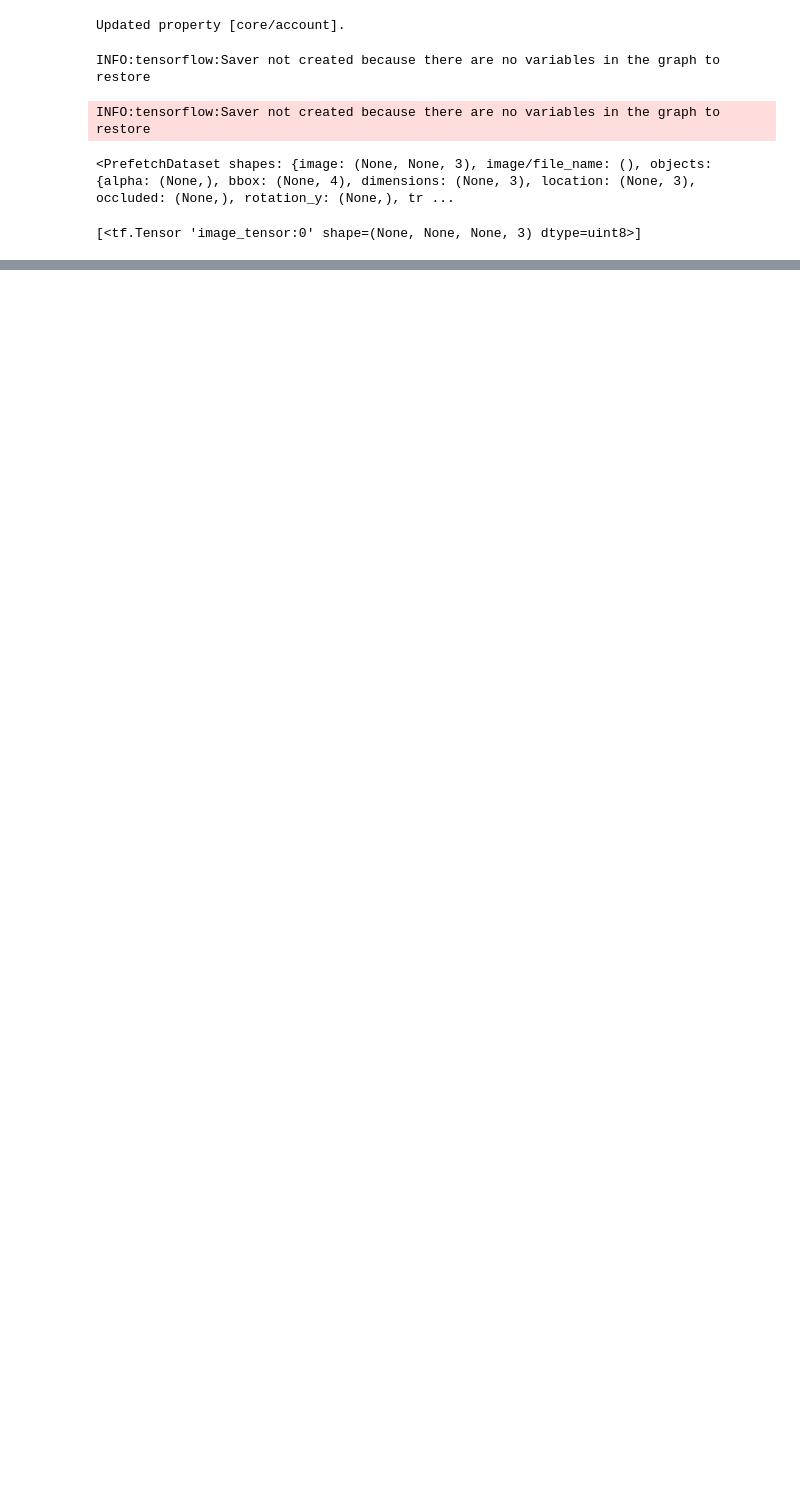
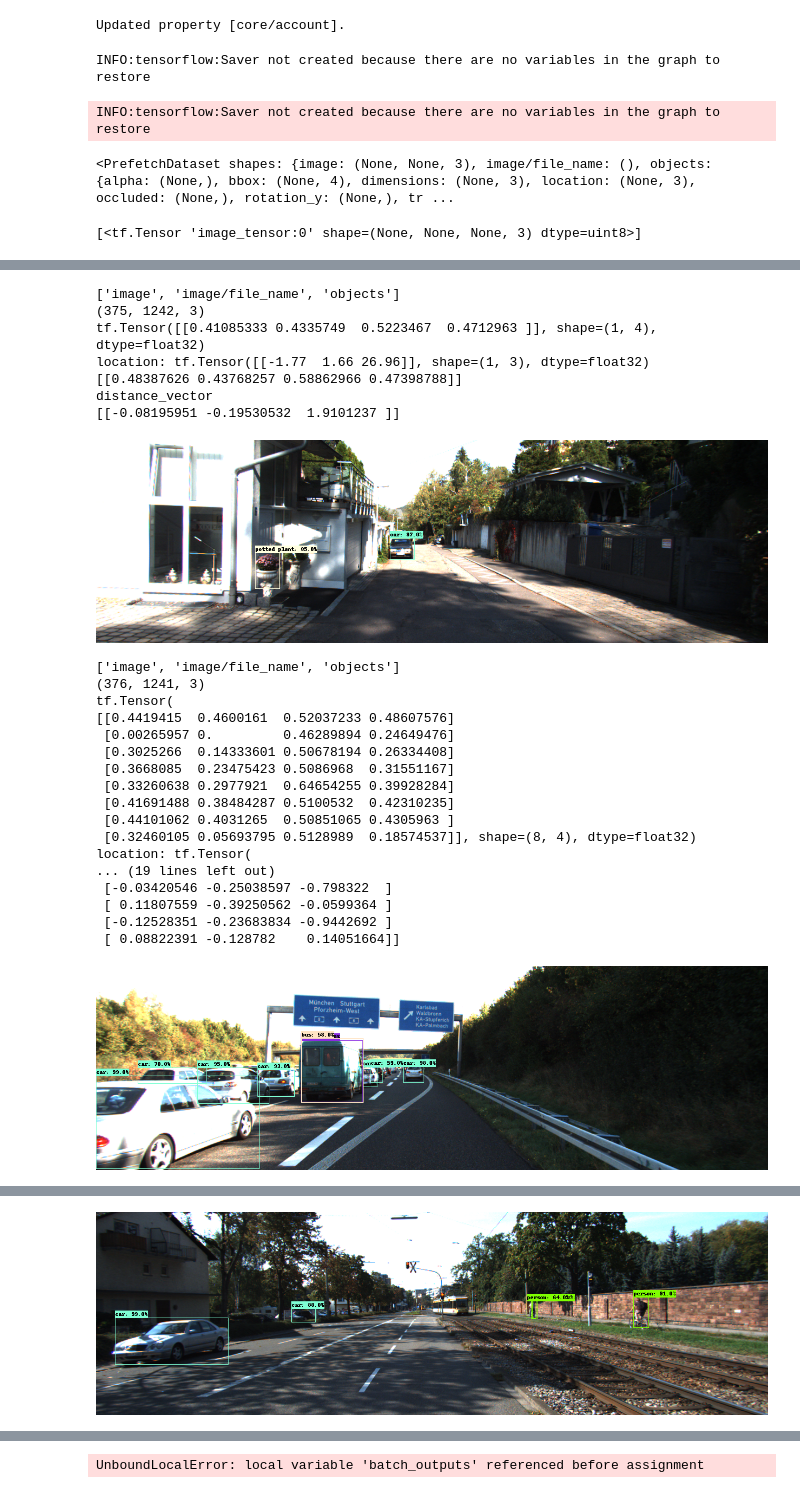
Before and after one commit to joelbudu/hazard-detection, a Jupyter notebook: hazard_detection-0.ipynb, the cells around one changed output, grey strips where cells are left out. Cells and saved outputs as stored; diff of their text form; code cells hidden in the pictures; blank space fills up the shorter version.

```diff
--- a/hazard_detection-0.ipynb
+++ b/hazard_detection-0.ipynb
@@ -149,8 +146,9 @@ def load_model(model_name):
   return model
 # %%
 
-model_name = 'ssd_inception_v2_coco_2018_01_28'
-
+# model_name = 'ssd_resnet50_v1_fpn_shared_box_predictor_640x640_coco14_sync_2018_07_03'
+# model_name = 'ssd_inception_v2_coco_2018_01_28'
+model_name = 'faster_rcnn_resnet50_lowproposals_coco_2018_01_28'
 # model_name = 'faster_rcnn_resnet101_kitti_2018_01_28'
 # model_name = 'faster_rcnn_inception_v2_coco_2018_01_28'
 # model_name = 'faster_rcnn_nas_lowproposals_coco_2018_01_28'
@@ -242,3 +525,10 @@ def run_inference_for_single_image(model, image):
+# %%
+def filter_detections( output_dict):
+
+    output_dict['detection_boxes'] = np.array([ output_dict['detection_boxes'][i] for i in range(len(output_dict['detection_boxes'])) if output_dict['detection_scores'][i] > 0.5 and output_dict['detection_classes'][i] in (1,3)  ])
+    output_dict['detection_classes'] = np.array([ output_dict['detection_classes'][i] for i in range(len(output_dict['detection_boxes'])) if output_dict['detection_scores'][i] > 0.5 and output_dict['detection_classes'][i] in (1,3)  ])
+
+    return output_dict
 # %%
 def process_image(image):
 
@@ -247,6 +537,7 @@ def process_image(image):
 
     output_dict = run_inference_for_single_image(detection_model, image_np)
     # Visualization of the results of a detection.
+#     print(output_dict)
     vis_util.visualize_boxes_and_labels_on_image_array(
       image_np,
       output_dict['detection_boxes'],
@@ -256,4 +547,18 @@ def process_image(image):
       instance_masks=output_dict.get('detection_masks_reframed', None),
       use_normalized_coordinates=True,
       line_thickness=1)
+
+#     print("output_dict_before:" ,output_dict)
+
+    output_dict =filter_detections( output_dict)
+#     print("output_dict" ,output_dict)
+    locations = run_locnet( output_dict['detection_boxes'])
+
+
+
+    print( "distance_vector")
+
+    print( locations)
+#     vis_util.draw_bounding_box_on_image_array(image_np, xmin, ymin, xmax, ymax, thickness=1, display_str_list=[distance])
+
     return image_np
@@ -268,8 +601,37 @@ def show_inference(model, tensor):
 # %%
-# for example in ds_test.take(3):  # example is `{'image': tf.Tensor, 'label': tf.Tensor}`
-#     print(list(example.keys()))
-#     image = example["image"]
-#     objects = example["objects"]
+for example in ds_test.take(10):  # example is `{'image': tf.Tensor, 'label': tf.Tensor}`
+    print(list(example.keys()))
+    image = example["image"]
+    objects = example["objects"]
 
-# #     print(objects['location'])
-#     show_inference(detection_model, image)
+    print( image.shape)
+    print(objects['bbox'])
+    print('location:', objects['location'])
+    show_inference(detection_model, image)
+# %% [output]
+['image', 'image/file_name', 'objects']
+(375, 1242, 3)
+tf.Tensor([[0.41085333 0.4335749  0.5223467  0.4712963 ]], shape=(1, 4), dtype=float32)
+location: tf.Tensor([[-1.77  1.66 26.96]], shape=(1, 3), dtype=float32)
+[[0.48387626 0.43768257 0.58862966 0.47398788]]
+distance_vector
+[[-0.08195951 -0.19530532  1.9101237 ]]
+[figure, added]
+['image', 'image/file_name', 'objects']
+(376, 1241, 3)
+tf.Tensor(
+[[0.4419415  0.4600161  0.52037233 0.48607576]
+ [0.00265957 0.         0.46289894 0.24649476]
+ [0.3025266  0.14333601 0.50678194 0.26334408]
+ [0.3668085  0.23475423 0.5086968  0.31551167]
+ [0.33260638 0.2977921  0.64654255 0.39928284]
+ [0.41691488 0.38484287 0.5100532  0.42310235]
+ [0.44101062 0.4031265  0.50851065 0.4305963 ]
+ [0.32460105 0.05693795 0.5128989  0.18574537]], shape=(8, 4), dtype=float32)
+location: tf.Tensor(
+... (19 lines left out)
+ [-0.03420546 -0.25038597 -0.798322  ]
+ [ 0.11807559 -0.39250562 -0.0599364 ]
+ [-0.12528351 -0.23683834 -0.9442692 ]
+ [ 0.08822391 -0.128782    0.14051664]]
+[figure, added]
@@ -275,0 +655 @@ def show_inference(model, tensor):
+[figure, added]
@@ -276,2 +661,3 @@ def show_inference(model, tensor):
+UnboundLocalError: local variable 'batch_outputs' referenced before assignment
 # %%
 ds_info
```
Also changed, not shown: parts of 40 cells of this notebook, 2 other files.
